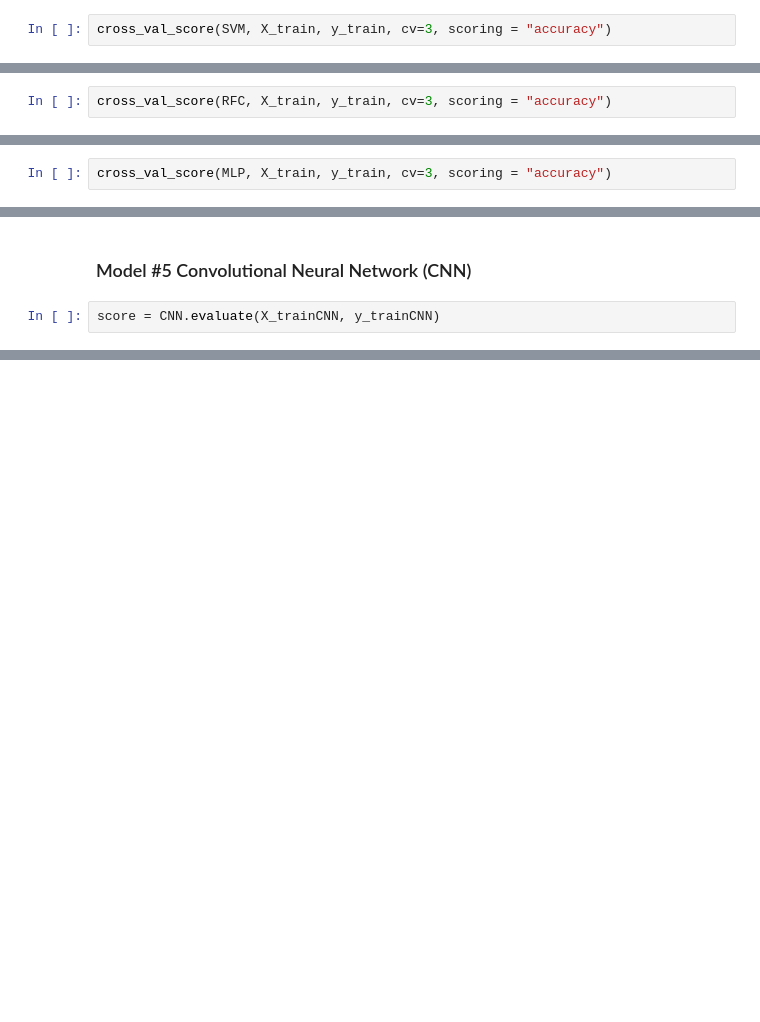
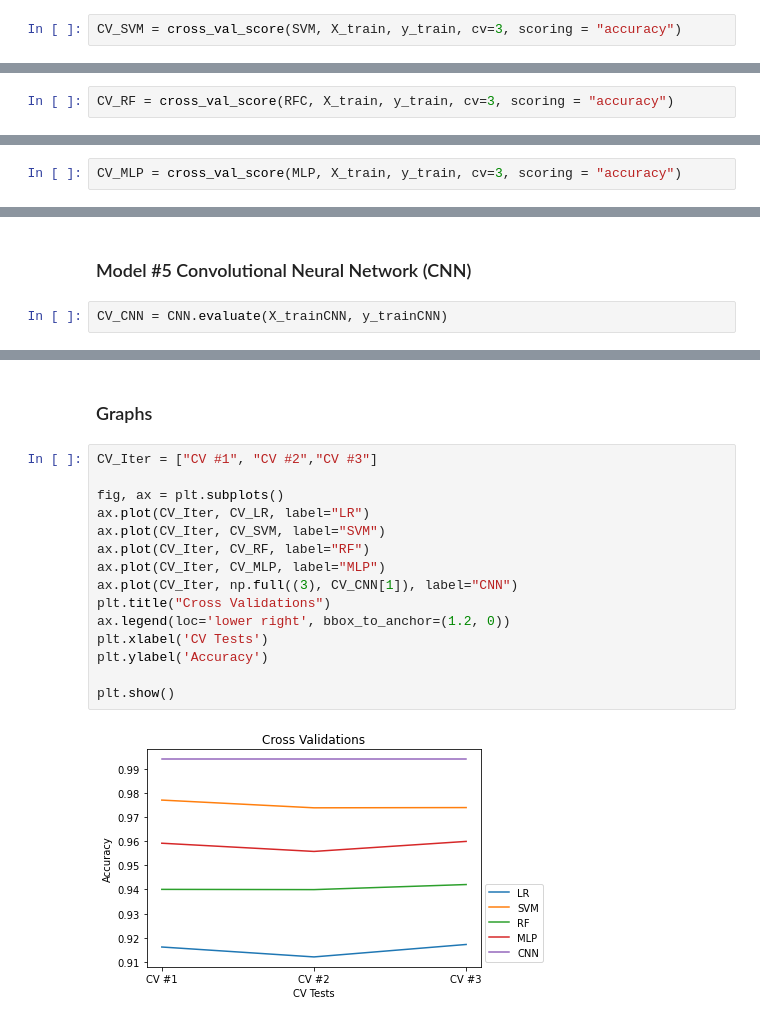
Before and after one commit to MAlejandroVC/Proyecto1, a Jupyter notebook: MNISTProject.ipynb, the cells around one changed output, grey strips where cells are left out. Saved outputs shown, nothing was run; the diff lists cells and outputs as text; blank space fills up the shorter version.

```diff
--- a/MNISTProject.ipynb
+++ b/MNISTProject.ipynb
@@ -286,4 +367,4 @@ accuracy_score(y_test,y_predictLR)
 # %% [markdown]
 ### Model #2 Support Vector Machine (SVM)
 # %%
-cross_val_score(SVM, X_train, y_train, cv=3, scoring = "accuracy")
+CV_SVM = cross_val_score(SVM, X_train, y_train, cv=3, scoring = "accuracy")
@@ -296,4 +373,4 @@ accuracy_score(y_test,y_predictSVM)
 # %% [markdown]
 ### Model #3 Random Forest
 # %%
-cross_val_score(RFC, X_train, y_train, cv=3, scoring = "accuracy")
+CV_RF = cross_val_score(RFC, X_train, y_train, cv=3, scoring = "accuracy")
@@ -306,4 +379,4 @@ accuracy_score(y_test,y_predictRFC)
 # %% [markdown]
 ### Model #4 Neural Network: MultiLayer Perceptron (MLP)
 # %%
-cross_val_score(MLP, X_train, y_train, cv=3, scoring = "accuracy")
+CV_MLP = cross_val_score(MLP, X_train, y_train, cv=3, scoring = "accuracy")
@@ -316,5 +385,5 @@ accuracy_score(y_test,y_predictMLP)
 # %% [markdown]
 ### Model #5 Convolutional Neural Network (CNN)
 # %%
-score = CNN.evaluate(X_trainCNN, y_trainCNN)
+CV_CNN = CNN.evaluate(X_trainCNN, y_trainCNN)
 # %% [output]
@@ -325,0 +419,19 @@ score = CNN.evaluate(X_testCNN, y_testCNN)
+# %% [markdown]
+### Graphs
+# %%
+CV_Iter = ["CV #1", "CV #2","CV #3"]
+
+fig, ax = plt.subplots()
+ax.plot(CV_Iter, CV_LR, label="LR")
+ax.plot(CV_Iter, CV_SVM, label="SVM")
+ax.plot(CV_Iter, CV_RF, label="RF")
+ax.plot(CV_Iter, CV_MLP, label="MLP")
+ax.plot(CV_Iter, np.full((3), CV_CNN[1]), label="CNN")
+plt.title("Cross Validations")
+ax.legend(loc='lower right', bbox_to_anchor=(1.2, 0))
+plt.xlabel('CV Tests')
+plt.ylabel('Accuracy')
+
+plt.show()
+# %% [output]
+[figure, added]
```
Also changed, not shown: parts of 46 cells of this notebook.
